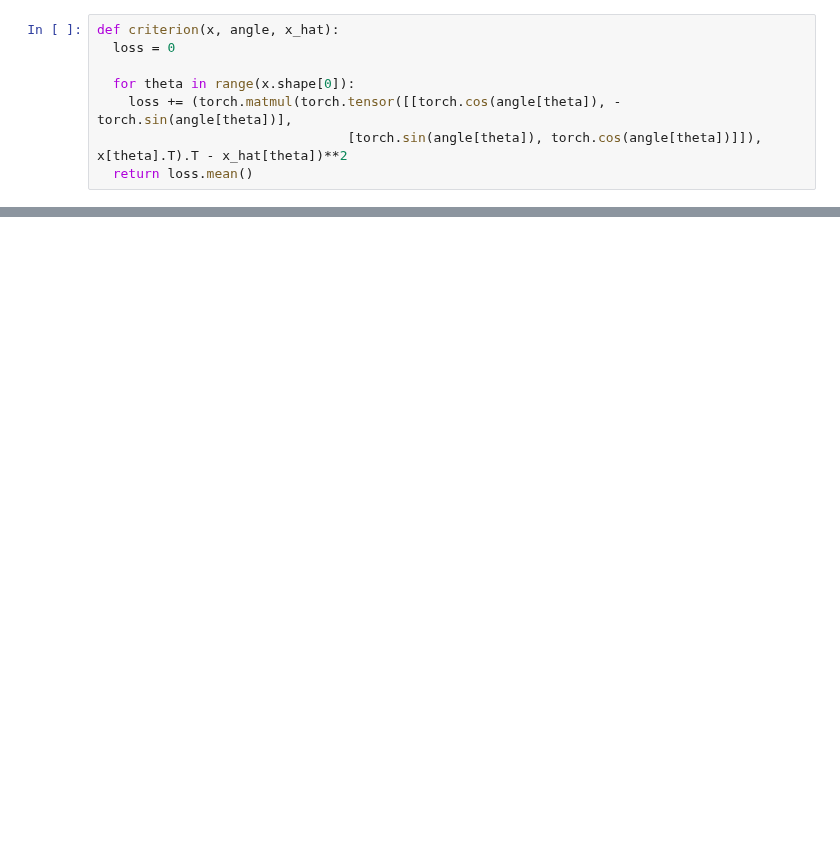
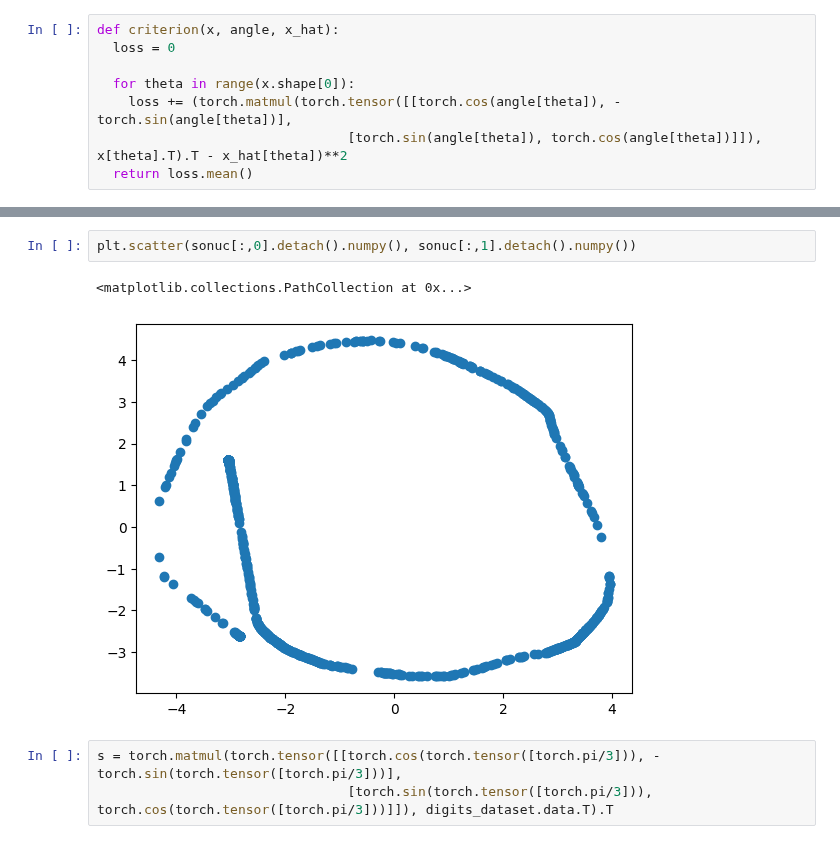
Before and after one commit to tayfununal/PyTorch, a Jupyter notebook: rot_2_dim_autoencoder.ipynb, the cells around one changed output, grey strips where cells are left out. Cells and saved outputs as stored; diff of their text form; blank space fills up the shorter version.

```diff
--- a/rot_2_dim_autoencoder.ipynb
+++ b/rot_2_dim_autoencoder.ipynb
@@ -217,0 +231,8 @@ plt.scatter(sonuc[:,0].detach().numpy(), sonuc[:,1].detach().numpy())
+# %%
+plt.scatter(sonuc[:,0].detach().numpy(), sonuc[:,1].detach().numpy())
+# %% [output]
+<matplotlib.collections.PathCollection at 0x...>
+[figure, added]
+# %%
+s = torch.matmul(torch.tensor([[torch.cos(torch.tensor([torch.pi/3])), -torch.sin(torch.tensor([torch.pi/3]))],
+                                [torch.sin(torch.tensor([torch.pi/3])), torch.cos(torch.tensor([torch.pi/3]))]]), digits_dataset.data.T).T
```
Also changed, not shown: parts of 12 cells of this notebook.
